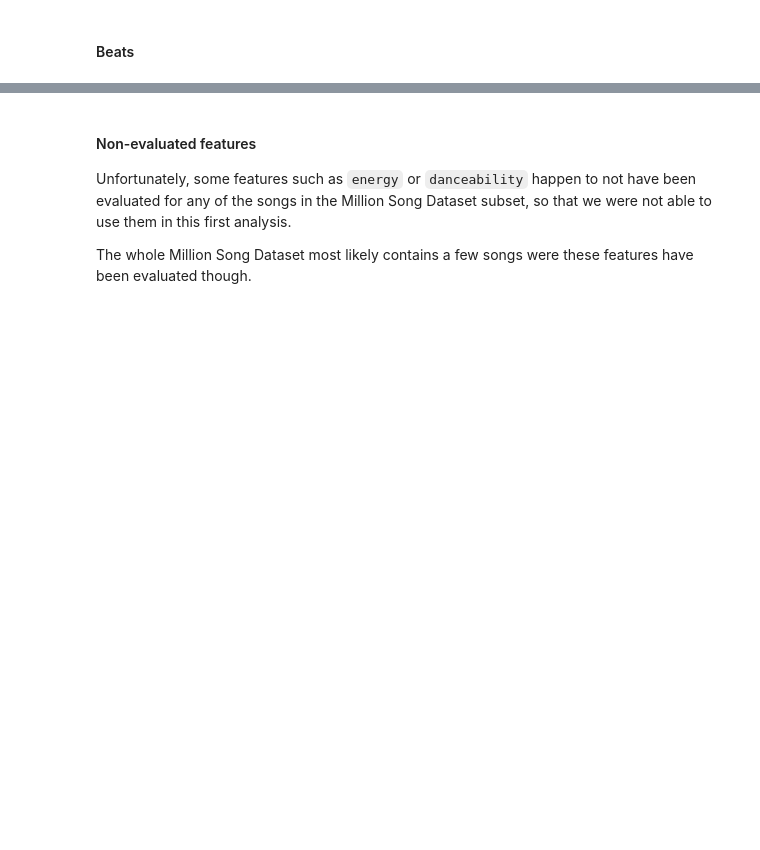
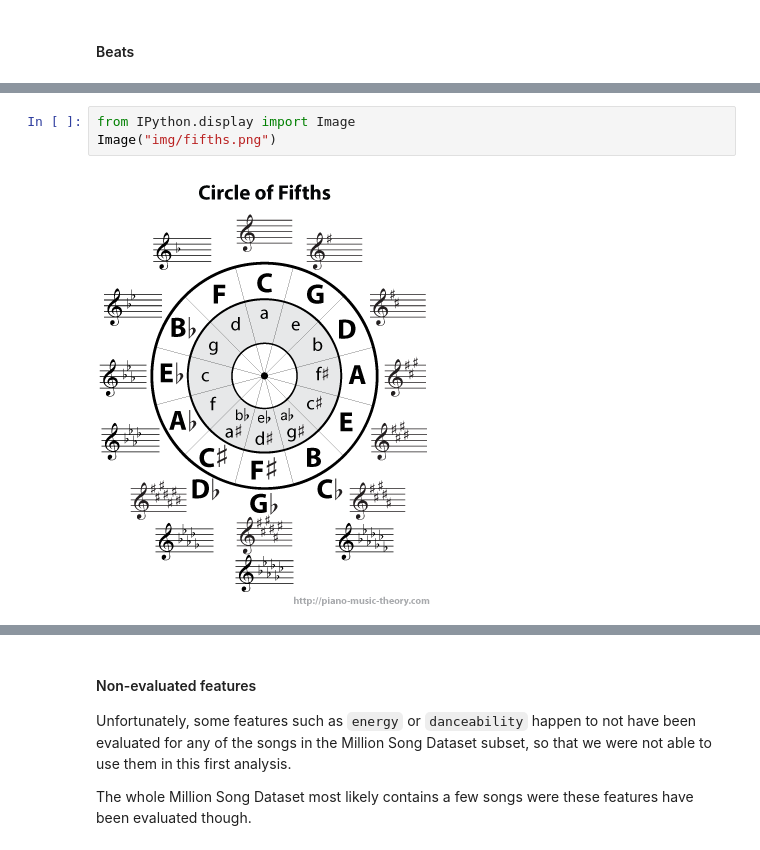
Before and after one commit to Piloumpicou/ADA-Unexpected-Match, a Jupyter notebook: project/MSD_subset.ipynb, the cells around one changed output, grey strips where cells are left out. Saved outputs shown, nothing was run; the diff lists cells and outputs as text; blank space fills up the shorter version.

```diff
--- a/project/MSD_subset.ipynb
+++ b/project/MSD_subset.ipynb
@@ -819,0 +844,5 @@ plt.plot(np.arange(0,len(serie)), serie);
+# %%
+from IPython.display import Image
+Image("img/fifths.png")
+# %% [output]
+[figure, added]
```
Also changed, not shown: parts of 14 cells of this notebook, 1 other file.
